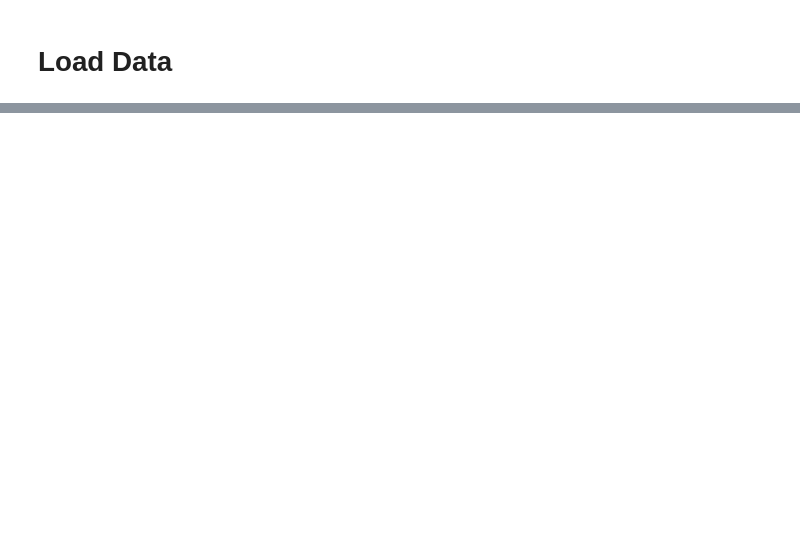
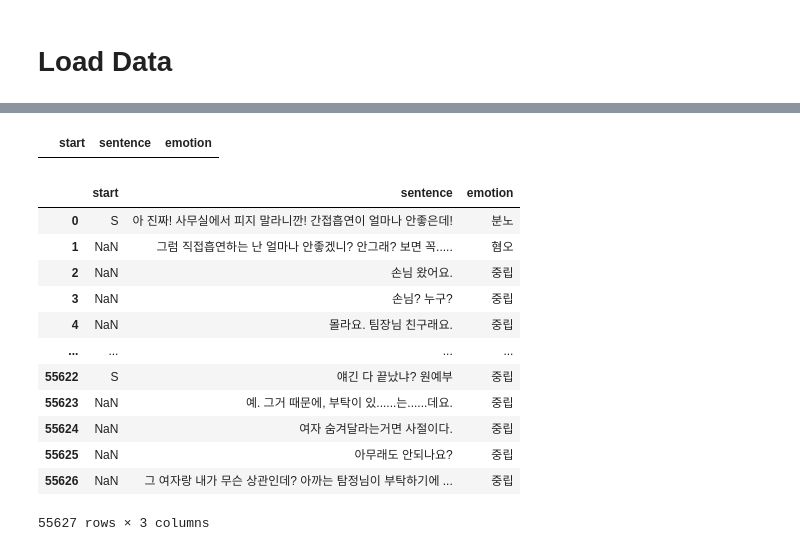
Before and after one commit to pal-ette/iNotePal, a Jupyter notebook: dataset/단발성대화데이터셋.ipynb, the cells around one changed output, grey strips where cells are left out. Cells and saved outputs as stored; diff of their text form; code cells hidden in the pictures; blank space fills up the shorter version.

```diff
--- a/dataset/단발성대화데이터셋.ipynb
+++ b/dataset/단발성대화데이터셋.ipynb
@@ -47,0 +89,36 @@ plt.show()
+# %%
+df_conti = df_conti.dropna(subset = ['sentence']).reset_index(drop=True)
+# %%
+wrong_labeled = df_conti[~df_conti['emotion'].isin(emotion)]
+idx_p = wrong_labeled[wrong_labeled['emotion']=='ㅍ'].index
+# %%
+for i in idx_p.tolist():
+  df_conti['emotion'][i] = '중립'
+# %%
+wrong_labeled = wrong_labeled = df_conti[~df_conti['emotion'].isin(emotion)].index
+
+for i in wrong_labeled:
+  if '중' in df_conti['emotion'][i] or '줄' in df_conti['emotion'][i]:
+    df_conti['emotion'][i] = '중립'
+  if '분' in df_conti['emotion'][i]:
+    df_conti['emotion'][i] = '분노'
+# %%
+df_conti[~df_conti['emotion'].isin(emotion)]
+# %% [output]
+|  | start | sentence | emotion |
+# %%
+df_conti
+# %% [output]
+|  | start | sentence | emotion |
+| 0 | S | 아 진짜! 사무실에서 피지 말라니깐! 간접흡연이 얼마나 안좋은데! | 분노 |
+| 1 | NaN | 그럼 직접흡연하는 난 얼마나 안좋겠니? 안그래? 보면 꼭..... | 혐오 |
+| 2 | NaN | 손님 왔어요. | 중립 |
+| 3 | NaN | 손님? 누구? | 중립 |
+| 4 | NaN | 몰라요. 팀장님 친구래요. | 중립 |
+| ... | ... | ... | ... |
+| 55622 | S | 얘긴 다 끝났냐? 원예부 | 중립 |
+| 55623 | NaN | 예. 그거 때문에, 부탁이 있......는......데요. | 중립 |
+| 55624 | NaN | 여자 숨겨달라는거면 사절이다. | 중립 |
+| 55625 | NaN | 아무래도 안되나요? | 중립 |
+| 55626 | NaN | 그 여자랑 내가 무슨 상관인데? 아까는 탐정님이 부탁하기에 ... | 중립 |
+55627 rows × 3 columns
```
Also changed, not shown: parts of 62 cells of this notebook.
